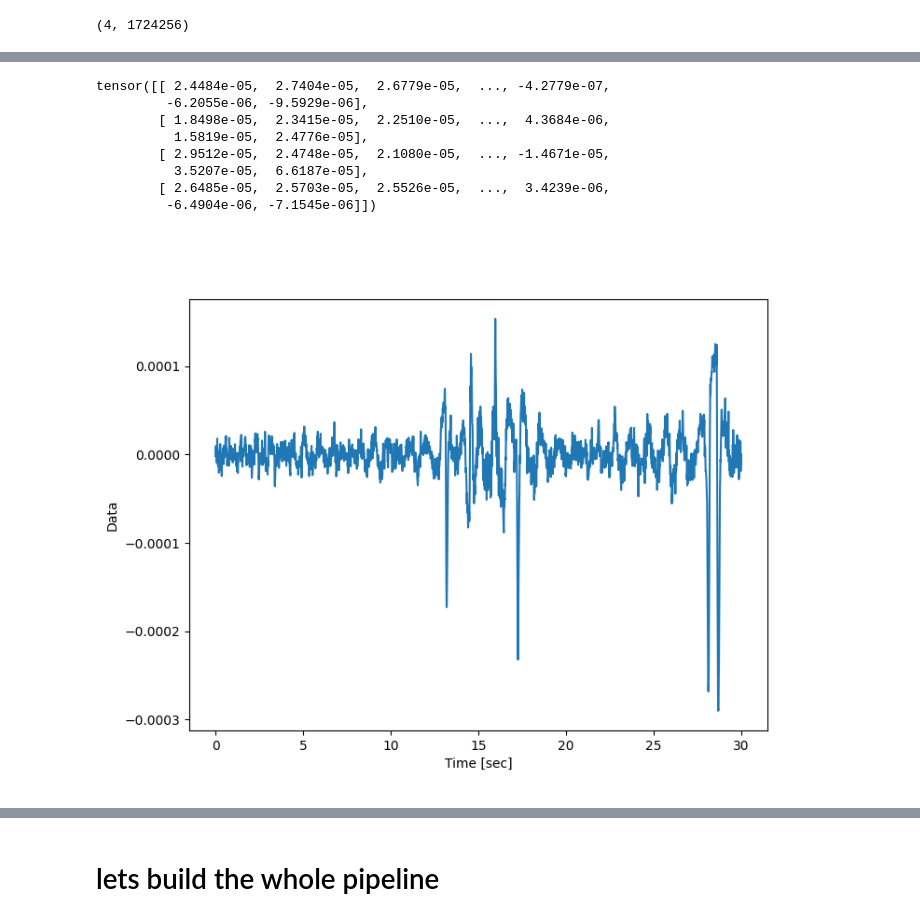
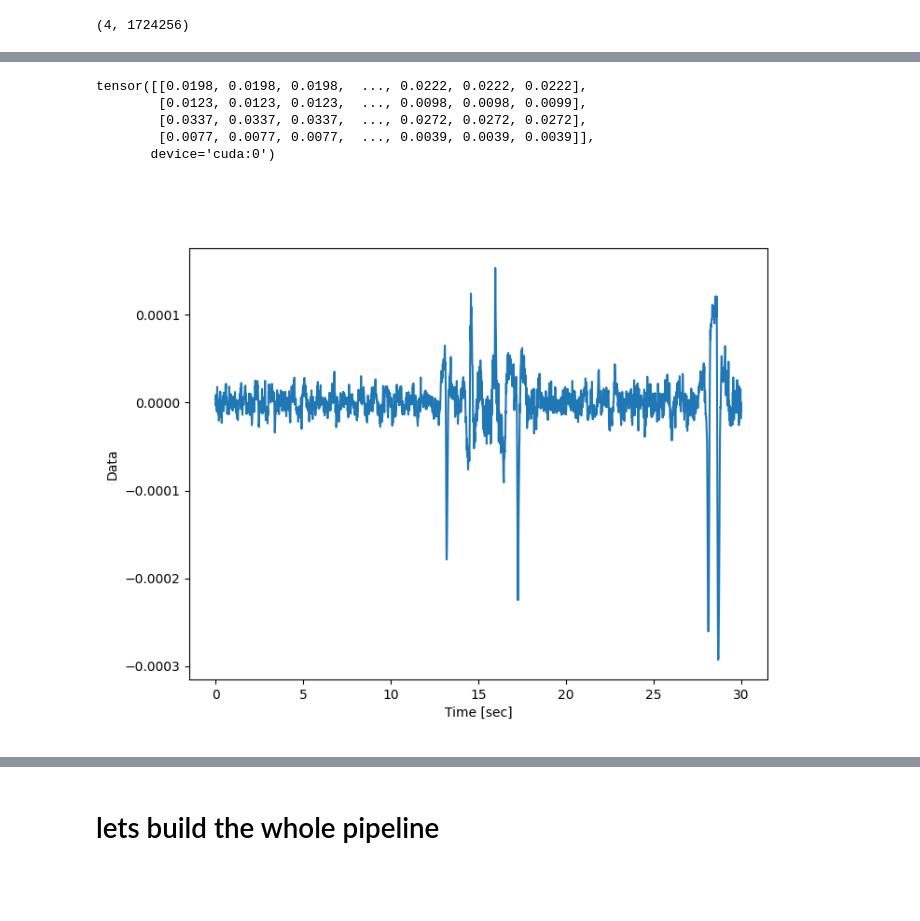
Before and after one commit to Skovorp/neural_foundation, a Jupyter notebook: src/preproc_3.ipynb, the cells around one changed output, grey strips where cells are left out. Drawn from its saved outputs; the diff is of its cells as text; code cells hidden in the pictures; blank space fills up the shorter version.

```diff
--- a/src/preproc_3.ipynb
+++ b/src/preproc_3.ipynb
@@ -34,13 +34,20 @@ data.shape
 # %% [output]
 (4, 1724256)
 # %%
-def band_pass(data, min_freq, max_freq):
+def band_pass(data, min_freq, max_freq, side):
+    # zero all less then min_freq and more then max_freq, decline from 1 to 0 gradually across slope samples
     assert min_freq < max_freq, 'you are retard'
     bin_freqs = torch.abs(torch.fft.fftfreq(data.shape[1], d=1 / 250))
+    mask = torch.ones_like(bin_freqs, dtype=torch.float32, device=data.device)
     mask_for_zero = (bin_freqs >= max_freq) | (bin_freqs <= min_freq)
+    mask[mask_for_zero] = 0
+    smooth_kernel = (torch.ones(side) / side).reshape(1, 1, side).to(mask.device)
+    mask = torch.nn.functional.conv1d(mask.unsqueeze(0), smooth_kernel, bias=None, stride=1, padding='same')
+
+
 
     freqs = torch.fft.fft(data, axis=1)
-    freqs[:, mask_for_zero] = 0
+    freqs = freqs * mask
 
     filtered = torch.fft.ifft(freqs, axis=1)
     filtered = filtered.real
@@ -50,4 +57,4 @@ def band_pass(data, min_freq, max_freq):
     return filtered
 
 
-filtered_data = band_pass(torch.tensor(data, device='cuda'), 1, 40).cpu()
+filtered_data = band_pass(torch.tensor(data, device='cuda'), 1, 40, int(data.shape[1] / 500))
@@ -54,18 +66,15 @@ filtered_data = band_pass(torch.tensor(data, device='cuda'), 1, 40).cpu()
 # %%
 filtered_data[:100]
 # %% [output]
-tensor([[ 2.4484e-05,  2.7404e-05,  2.6779e-05,  ..., -4.2779e-07,
-         -6.2055e-06, -9.5929e-06],
-        [ 1.8498e-05,  2.3415e-05,  2.2510e-05,  ...,  4.3684e-06,
-          1.5819e-05,  2.4776e-05],
-        [ 2.9512e-05,  2.4748e-05,  2.1080e-05,  ..., -1.4671e-05,
-          3.5207e-05,  6.6187e-05],
-        [ 2.6485e-05,  2.5703e-05,  2.5526e-05,  ...,  3.4239e-06,
-         -6.4904e-06, -7.1545e-06]])
+tensor([[0.0198, 0.0198, 0.0198,  ..., 0.0222, 0.0222, 0.0222],
+        [0.0123, 0.0123, 0.0123,  ..., 0.0098, 0.0098, 0.0099],
+        [0.0337, 0.0337, 0.0337,  ..., 0.0272, 0.0272, 0.0272],
+        [0.0077, 0.0077, 0.0077,  ..., 0.0039, 0.0039, 0.0039]],
+       device='cuda:0')
 # %%
-plot_first_n(filtered_data[0, -250 * 30:], n=None)
+plot_first_n(filtered_data[0, -250 * 30:].cpu(), n=None)
 # %% [output]
-[figure, old version]
+[figure, new version]
 # %%
 import seaborn as sns
 
```
Also changed, not shown: parts of 7 cells of this notebook, 6 other files.
